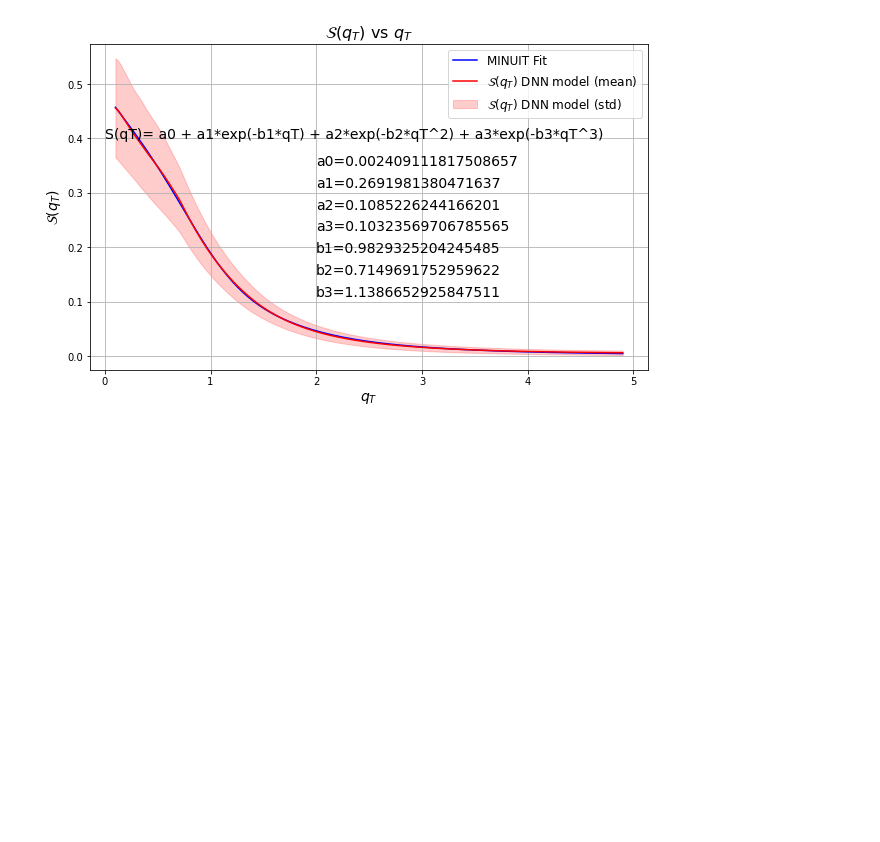
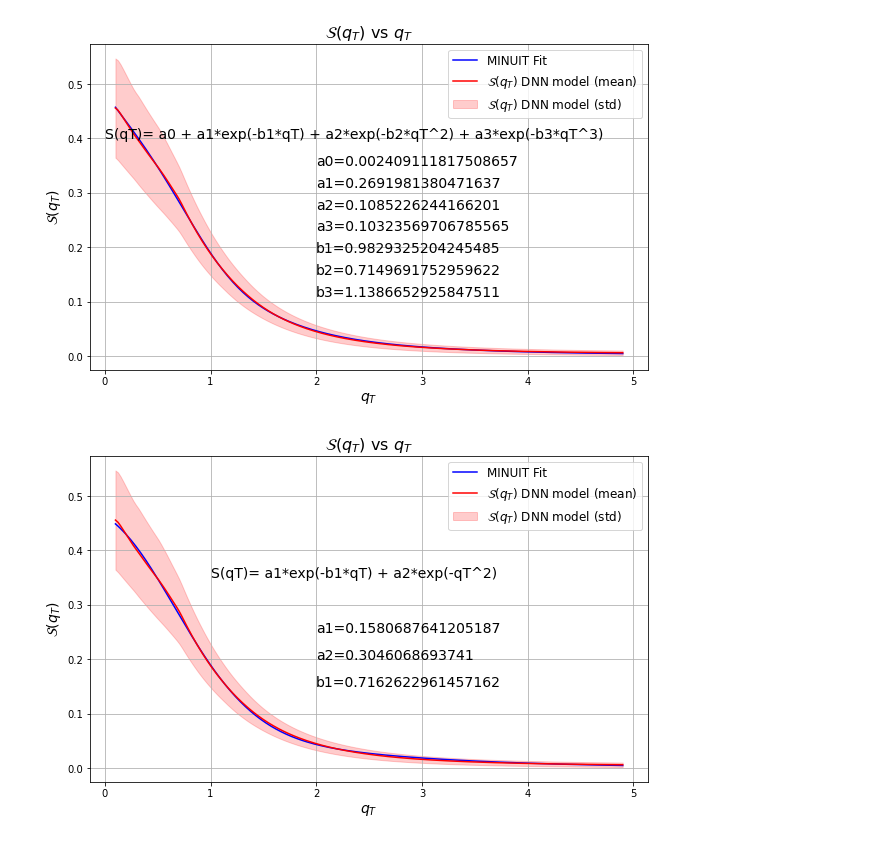
Before and after one commit to uva-spin/TMDs, a Jupyter notebook: UnpolarizedTMDs_Extraction/Tests_with_E288_Kinematics/Ansatz_Approach_for_QM/Work/Paper/Initial_Exp_Data_Fits/Implementing_both_Sq_and_B/Minuit_Fits/Minuit_Fits.ipynb, the cells around one changed output. Saved outputs shown, nothing was run; the diff lists cells and outputs as text; code cells hidden in the pictures; blank space fills up the shorter version.

Commit message:
updated minuit fits folder

```diff
--- a/UnpolarizedTMDs_Extraction/Tests_with_E288_Kinematics/Ansatz_Approach_for_QM/Work/Paper/Initial_Exp_Data_Fits/Implementing_both_Sq_and_B/Minuit_Fits/Minuit_Fits.ipynb
+++ b/UnpolarizedTMDs_Extraction/Tests_with_E288_Kinematics/Ansatz_Approach_for_QM/Work/Paper/Initial_Exp_Data_Fits/Implementing_both_Sq_and_B/Minuit_Fits/Minuit_Fits.ipynb
@@ -536,3 +536,71 @@ plt.grid(True)
 plt.savefig('Fit_Results_for_SqT_F8.pdf')
 # %% [output]
 [figure]
+# %%
+#### Formula 9 (F9) ######################
+### Fit with S(qT)= a1*exp(-b1*qT) + a2*exp(-qT^2) ########
+
+
+import pandas as pd
+import numpy as np
+from iminuit import Minuit
+import matplotlib.pyplot as plt
+
+def model_function(qT,a1,a2,b1):
+    return a1*np.exp(-b1*qT) + a2*np.exp(-qT**2)
+
+
+functions_results = pd.read_csv("comparison_results.csv")
+
+
+qT = np.array(functions_results['qT'])
+SqTmean = np.array(functions_results['SqT_mean'])
+SqTstd = np.array(functions_results['SqT_std'])
+
+
+def chi2(a1,a2,b1):
+    yth = model_function(qT,a1,a2,b1)
+    yexp = SqTmean
+    yerr = SqTstd
+    tempChi2=np.sum(((yth-yexp))**2)
+    return tempChi2
+
+
+a1_guess = 0.4
+a2_guess = 0.4
+a3_guess = 0.4
+b1_guess = 0.4
+b2_guess = 0.4
+b3_guess = 0.4
+minuit = Minuit(chi2,a1=a1_guess,a2=a2_guess,b1=b1_guess)
+
+
+minuit.migrad()
+minuit.hesse()
+
+a1_solution = minuit.values["a1"]
+a2_solution = minuit.values["a2"]
+b1_solution = minuit.values["b1"]
+
+
+
+SqT_model = np.array(model_function(qT,a1_solution,a2_solution,b1_solution))
+
+
+# ####### Plot SqT ############
+plt.figure(1,figsize=(10, 6))
+plt.text(1.0,0.35,'S(qT)= a1*exp(-b1*qT) + a2*exp(-qT^2)',fontsize=14)
+plt.text(2.0,0.25,f'a1={a1_solution}',fontsize=14)
+plt.text(2.0,0.2,f'a2={a2_solution}',fontsize=14)
+plt.text(2.0,0.15,f'b1={b1_solution}',fontsize=14)
+plt.plot(qT, SqT_model, label='MINUIT Fit', linestyle='-', color='blue')
+plt.plot(qT, SqTmean, label='$\mathcal{S}(q_T)$ DNN model (mean)', linestyle='-', color='red')
+plt.fill_between(qT, SqTmean - SqTstd, SqTmean + SqTstd, color='red', alpha=0.2, label='$\mathcal{S}(q_T)$ DNN model (std)')
+plt.xlabel(r'$q_T$', fontsize=14)
+plt.ylabel(r'$\mathcal{S}(q_T)$', fontsize=14)
+plt.title('$\mathcal{S}(q_T)$ vs $q_T$', fontsize=16)
+plt.legend(fontsize=12)
+plt.grid(True)
+plt.savefig('Fit_Results_for_SqT_F9.pdf')
+# %% [output]
+[figure, added]
```
Also changed, not shown: 1 other file.
